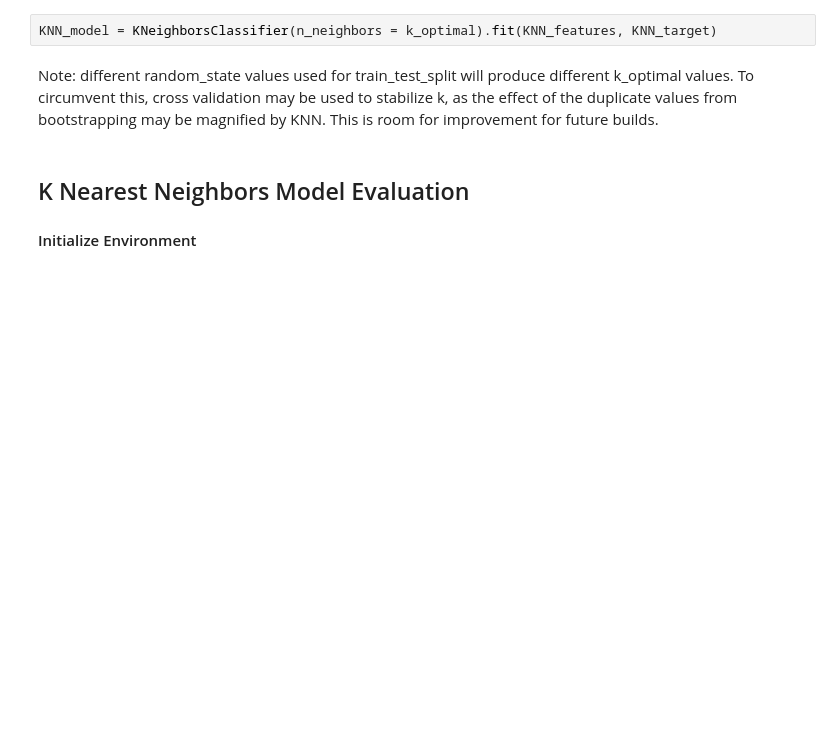
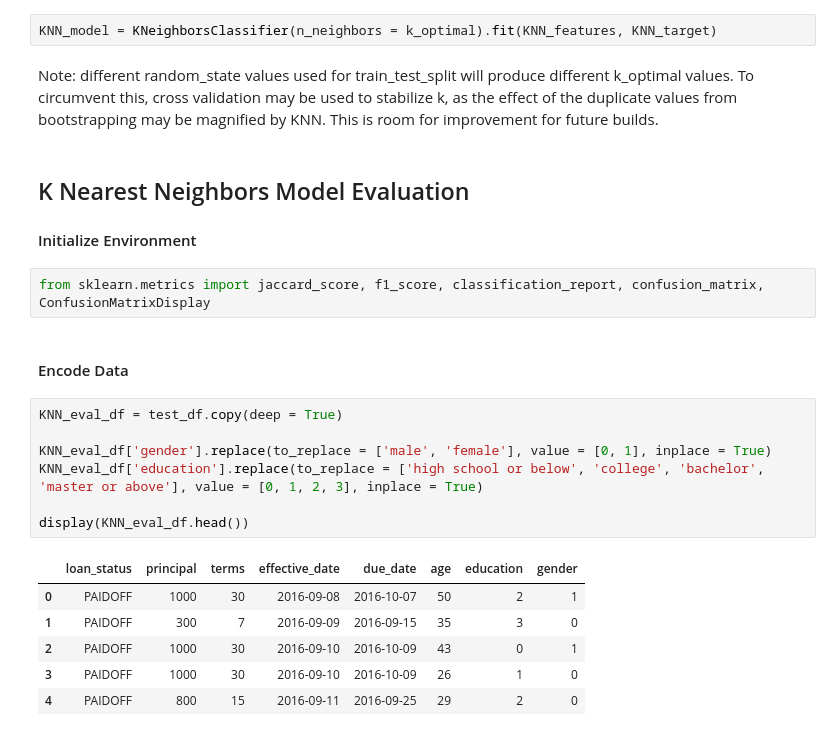
Before and after one commit to demic312/LoanDataProject, a Jupyter notebook: LoanData.ipynb, the cells around one changed output. Saved outputs shown, nothing was run; the diff lists cells and outputs as text; blank space fills up the shorter version.

```diff
--- a/LoanData.ipynb
+++ b/LoanData.ipynb
@@ -192,3 +192,21 @@ Note: different random_state values used for train_test_split will produce diffe
 # %% [markdown]
 ## K Nearest Neighbors Model Evaluation
 #### Initialize Environment
+# %%
+from sklearn.metrics import jaccard_score, f1_score, classification_report, confusion_matrix, ConfusionMatrixDisplay
+# %% [markdown]
+#### Encode Data
+# %%
+KNN_eval_df = test_df.copy(deep = True)
+
+KNN_eval_df['gender'].replace(to_replace = ['male', 'female'], value = [0, 1], inplace = True)
+KNN_eval_df['education'].replace(to_replace = ['high school or below', 'college', 'bachelor', 'master or above'], value = [0, 1, 2, 3], inplace = True)
+
+display(KNN_eval_df.head())
+# %% [output]
+|  | loan_status | principal | terms | effective_date | due_date | age | education | gender |
+| 0 | PAIDOFF | 1000 | 30 | 2016-09-08 | 2016-10-07 | 50 | 2 | 1 |
+| 1 | PAIDOFF | 300 | 7 | 2016-09-09 | 2016-09-15 | 35 | 3 | 0 |
+| 2 | PAIDOFF | 1000 | 30 | 2016-09-10 | 2016-10-09 | 43 | 0 | 1 |
+| 3 | PAIDOFF | 1000 | 30 | 2016-09-10 | 2016-10-09 | 26 | 1 | 0 |
+| 4 | PAIDOFF | 800 | 15 | 2016-09-11 | 2016-09-25 | 29 | 2 | 0 |
```
Also changed, not shown: parts of 18 cells of this notebook.
